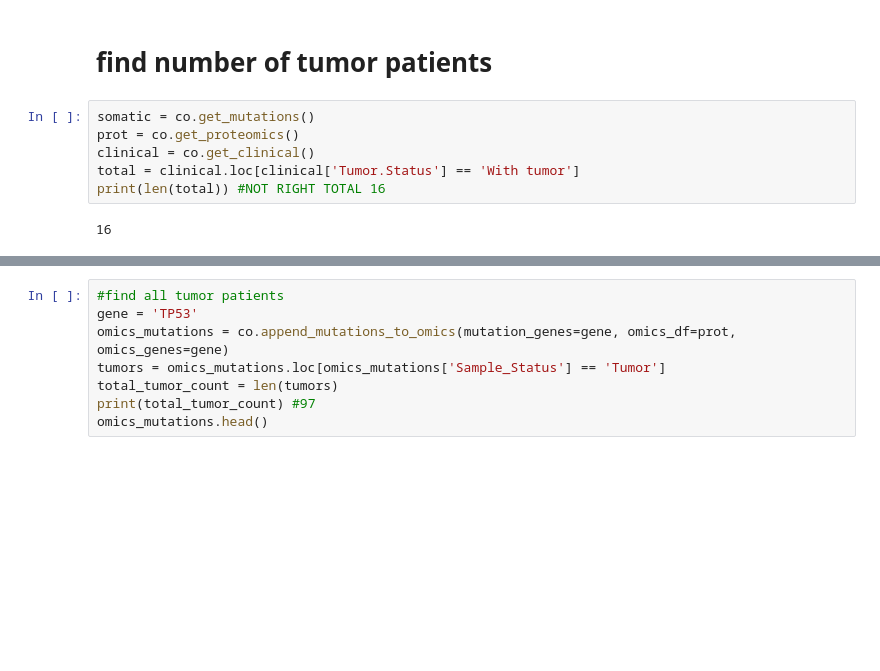
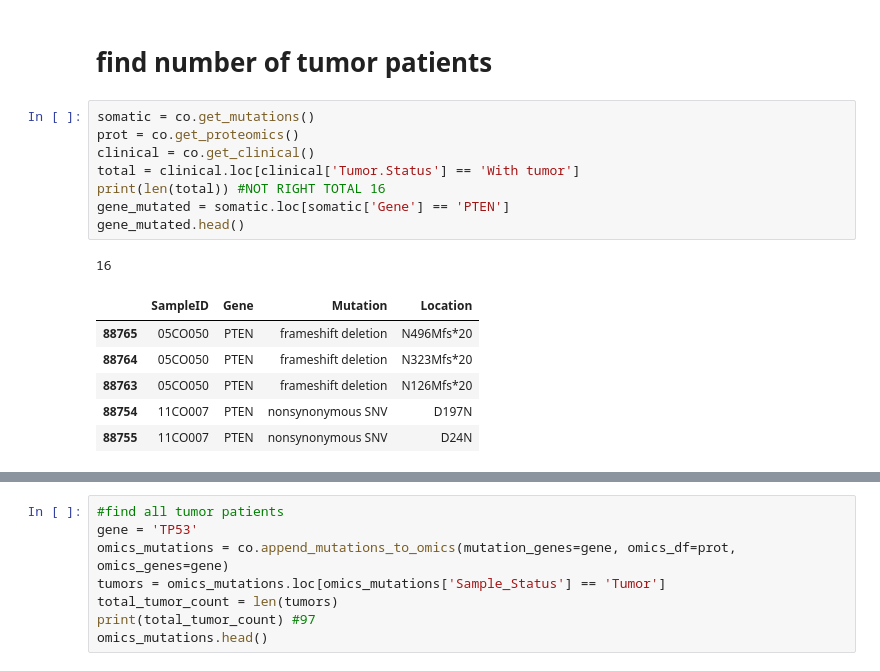
Before and after one commit to PayneLab/WhenMutationsMatter, a Jupyter notebook: Brittany/get_freq_mutations test colon.ipynb, the cells around one changed output, grey strips where cells are left out. Saved outputs shown, nothing was run; the diff lists cells and outputs as text; blank space fills up the shorter version.

```diff
--- a/Brittany/get_freq_mutations test colon.ipynb
+++ b/Brittany/get_freq_mutations test colon.ipynb
@@ -45,8 +45,16 @@ def get_frequently_mutated(somatic_df, omics_mutations_df, cutoff=.1):
 # %%
 somatic = co.get_mutations()
 prot = co.get_proteomics()
 clinical = co.get_clinical()
 total = clinical.loc[clinical['Tumor.Status'] == 'With tumor']
 print(len(total)) #NOT RIGHT TOTAL 16
+gene_mutated = somatic.loc[somatic['Gene'] == 'PTEN']
+gene_mutated.head()
 # %% [output]
 16
+|  | SampleID | Gene | Mutation | Location |
+| 88765 | 05CO050 | PTEN | frameshift deletion | N496Mfs*20 |
+| 88764 | 05CO050 | PTEN | frameshift deletion | N323Mfs*20 |
+| 88763 | 05CO050 | PTEN | frameshift deletion | N126Mfs*20 |
+| 88754 | 11CO007 | PTEN | nonsynonymous SNV | D197N |
+| 88755 | 11CO007 | PTEN | nonsynonymous SNV | D24N |
```
Also changed, not shown: parts of 1 cell of this notebook, 4 other files.
